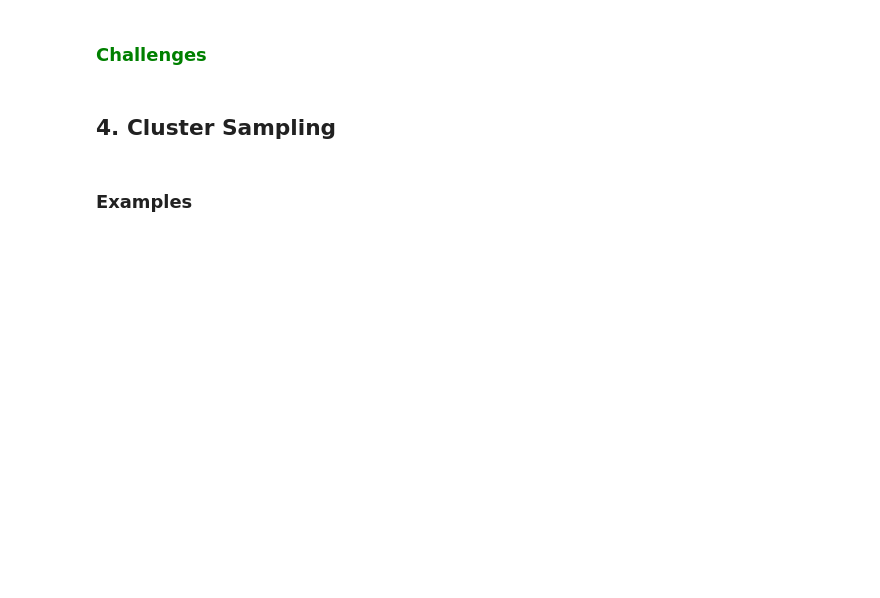
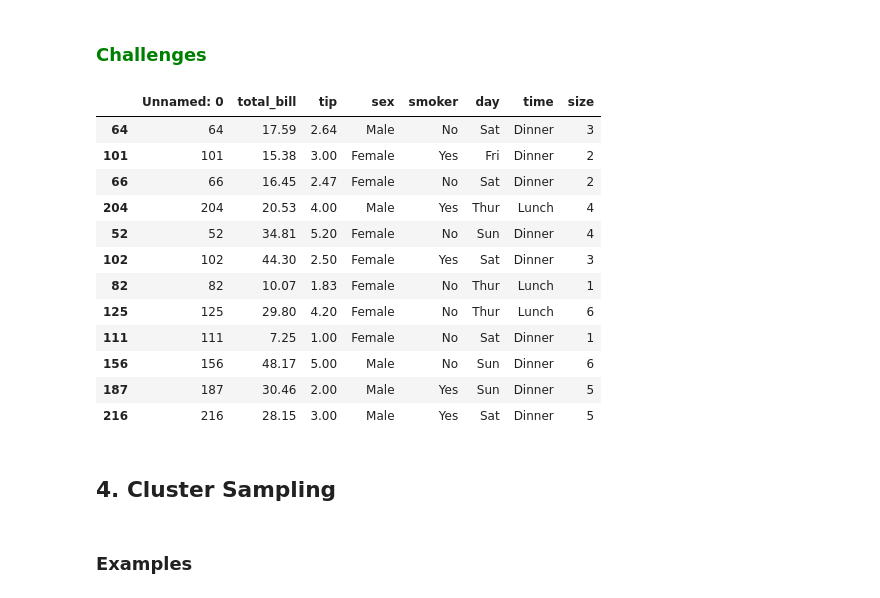
Before and after one commit to mwass/collab_notebooks, a Jupyter notebook: Copy_of_AfterWork_Data_Science_Sampling_Techniques_with_Python_Notebook.ipynb, the cells around one changed output. Drawn from its saved outputs; the diff is of its cells as text; code cells hidden in the pictures; blank space fills up the shorter version.

```diff
--- a/Copy_of_AfterWork_Data_Science_Sampling_Techniques_with_Python_Notebook.ipynb
+++ b/Copy_of_AfterWork_Data_Science_Sampling_Techniques_with_Python_Notebook.ipynb
@@ -383,15 +405,31 @@ df_customers.sample(frac=1).groupby('sex').head(2)
 # %%
 # Challenge
 # ---
 # Question: Going through a Airbus' restaurants sales datset, you would like to perform
 # data analysis to understand the customers better. Select stratified samples of
 # a fraction of records and of a fixed number of records using the following
 # dataset based on day.
 # ---
 # Dataset url = https://bit.ly/AirlinePassDataset
 # ---
 # OUR CODE GOES BELOW
 #
+airbus_data = pd.read_csv("https://bit.ly/AirlinePassDataset")
+airbus_data.sample(frac=1).groupby('size').head(2)
+# %% [output]
+|  | Unnamed: 0 | total_bill | tip | sex | smoker | day | time | size |
+| 64 | 64 | 17.59 | 2.64 | Male | No | Sat | Dinner | 3 |
+| 101 | 101 | 15.38 | 3.00 | Female | Yes | Fri | Dinner | 2 |
+| 66 | 66 | 16.45 | 2.47 | Female | No | Sat | Dinner | 2 |
+| 204 | 204 | 20.53 | 4.00 | Male | Yes | Thur | Lunch | 4 |
+| 52 | 52 | 34.81 | 5.20 | Female | No | Sun | Dinner | 4 |
+| 102 | 102 | 44.30 | 2.50 | Female | Yes | Sat | Dinner | 3 |
+| 82 | 82 | 10.07 | 1.83 | Female | No | Thur | Lunch | 1 |
+| 125 | 125 | 29.80 | 4.20 | Female | No | Thur | Lunch | 6 |
+| 111 | 111 | 7.25 | 1.00 | Female | No | Sat | Dinner | 1 |
+| 156 | 156 | 48.17 | 5.00 | Male | No | Sun | Dinner | 6 |
+| 187 | 187 | 30.46 | 2.00 | Male | Yes | Sun | Dinner | 5 |
+| 216 | 216 | 28.15 | 3.00 | Male | Yes | Sat | Dinner | 5 |
 # %% [markdown]
 ## 4. Cluster Sampling
 # %% [markdown]
```
Also changed, not shown: parts of 11 cells of this notebook.
